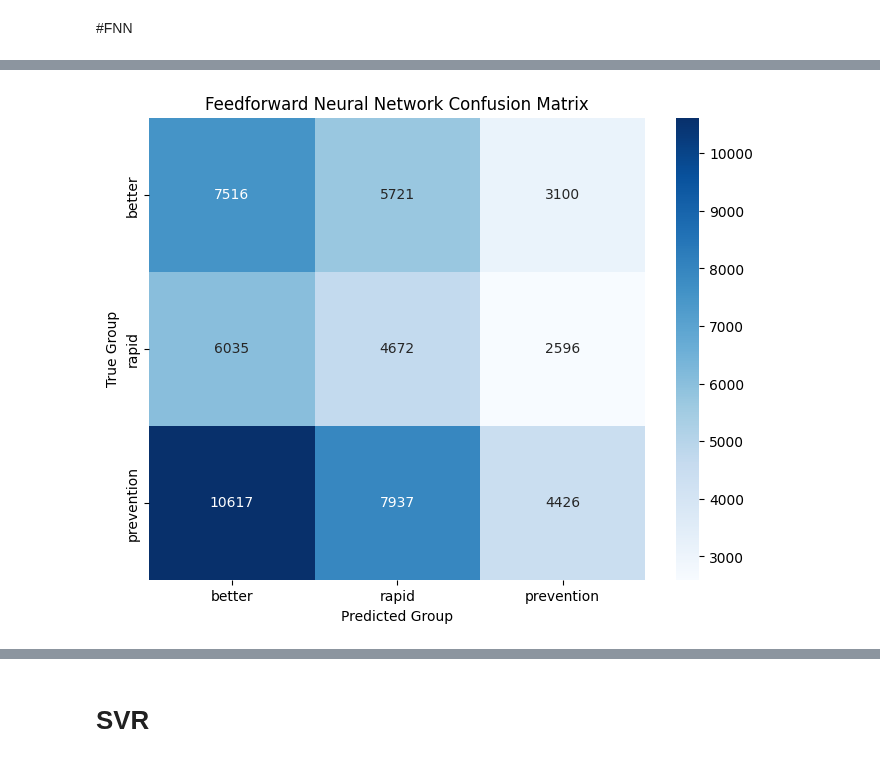
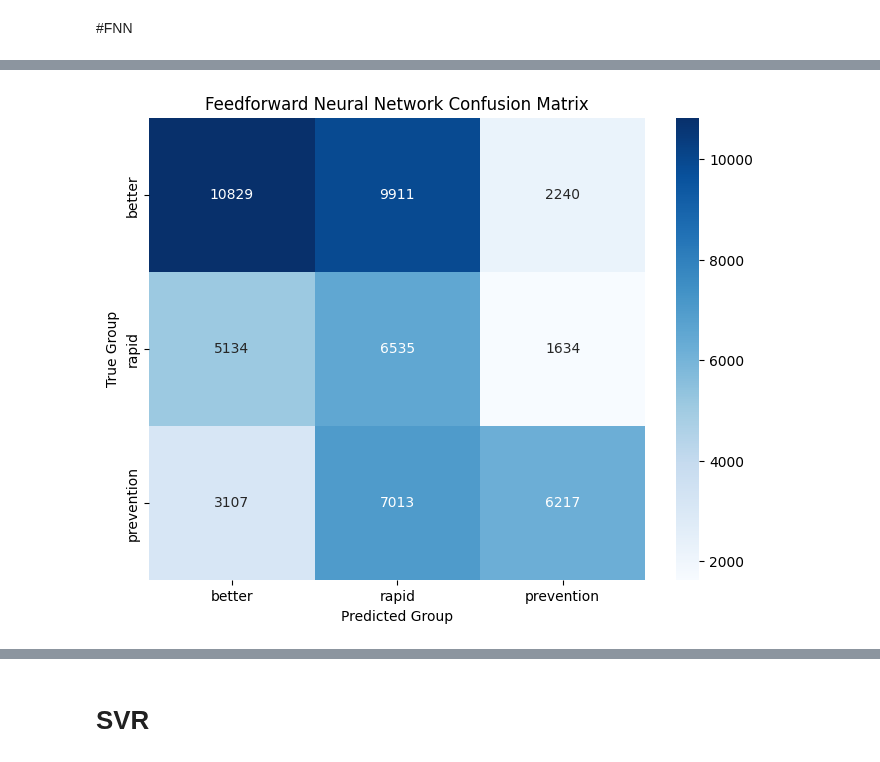
Before and after one commit to nxxk23/PROJECT, a Jupyter notebook: RegressionMapClass.ipynb, the cells around one changed output, grey strips where cells are left out. Saved outputs shown, nothing was run; the diff lists cells and outputs as text; code cells hidden in the pictures.

```diff
--- a/RegressionMapClass.ipynb
+++ b/RegressionMapClass.ipynb
@@ -222,7 +231,7 @@ plt.show()
 # %% [output]
 [figure]
 # %%
-def map_to_group(slope):
+def categorize_slope(slope):
     if slope < -5:
         return 'rapid'
     elif -5 <= slope <= -0.75:
@@ -343,5 +387,5 @@ Comparison of Predicted and True Values with Predicted Groups:
 # %%
-rf_best_params = rf_slopes_binary3[1]['best_params']
+rf_best_params = rf_slopes_binary3[0]['best_params']
 rf_best_params
 # %% [output]
 {'bootstrap': True,
@@ -474,10 +508,9 @@ for fold, (X_train_scaled_fold, y_train_fold, X_test_scaled_fold, y_test_fold) i
 
     # Define the FNN model architecture
     model = Sequential()
-    model.add(Dense(512, input_dim=X_train_scaled_fold.shape[1], activation='linear', kernel_regularizer='l1'))
-    model.add(Dense(256, activation='relu', kernel_regularizer='l1'))
-    model.add(Dense(128, activation='relu', kernel_regularizer='l1'))
-    model.add(Dense(64, activation='relu', kernel_regularizer='l1'))
+    model.add(Dense(256, input_dim=X_train_scaled_fold.shape[1], activation='linear', kernel_regularizer='l1'))
+    model.add(Dense(128, activation='linear', kernel_regularizer='l1'))
+    model.add(Dense(64, activation='linear', kernel_regularizer='l1'))
     model.add(Dense(1, activation='linear'))
 
     # Compile the model
@@ -485,7 +518,7 @@ for fold, (X_train_scaled_fold, y_train_fold, X_test_scaled_fold, y_test_fold) i
     model.compile(loss="mean_squared_error", optimizer=optimizer)
 
     # Train the model
-    history = model.fit(X_train_scaled_fold, y_train_fold, epochs=80, batch_size=64, verbose=0, validation_data=(X_test_scaled_fold, y_test_fold))
+    history = model.fit(X_train_scaled_fold, y_train_fold, epochs=50, batch_size=32, verbose=0, validation_data=(X_test_scaled_fold, y_test_fold))
 
     # Make predictions on the test data for the current fold
     fnn_y_pred = model.predict(X_test_scaled_fold)
@@ -513,13 +546,10 @@ bi3_mean_r2_fnn = performance_fnn['R-squared'].mean()
 performance_fnn.loc['Overall'] = [bi3_mean_mse_fnn, bi3_mean_mae_fnn, bi3_mean_r2_fnn]
 
 # Create a new column in comparison_fnn for true groups
-comparison_fnn['Group_true'] = bi3.loc[comparison_fnn['True'].index, 'Group']
+comparison_fnn['Group_true'] = comparison_fnn['True'].apply(categorize_slope)
 
 # Create a new column for predicted groups
-comparison_fnn['Group_predicted'] = comparison_fnn['Predicted'].apply(map_to_group)
-
-# Replace values in the 'Group_true' column based on custom labels
-comparison_fnn['Group_true'] = comparison_fnn['Group_true'].map({0: 'better', 1: 'rapid', 2: 'prevention'})
+comparison_fnn['Group_predicted'] = comparison_fnn['Predicted'].apply(categorize_slope)
 
 # Calculate confusion matrix for FNN
 conf_matrix_fnn = confusion_matrix(comparison_fnn['Group_true'], comparison_fnn['Group_predicted'])
@@ -542,4 +572,4 @@ plt.show()
-[figure, old version]
+[figure, new version]
 # %%
 # Print the performance metrics DataFrame for FNN
 print("Performance Metrics for Feedforward Neural Network:")
```
Also changed, not shown: parts of 21 cells of this notebook.
